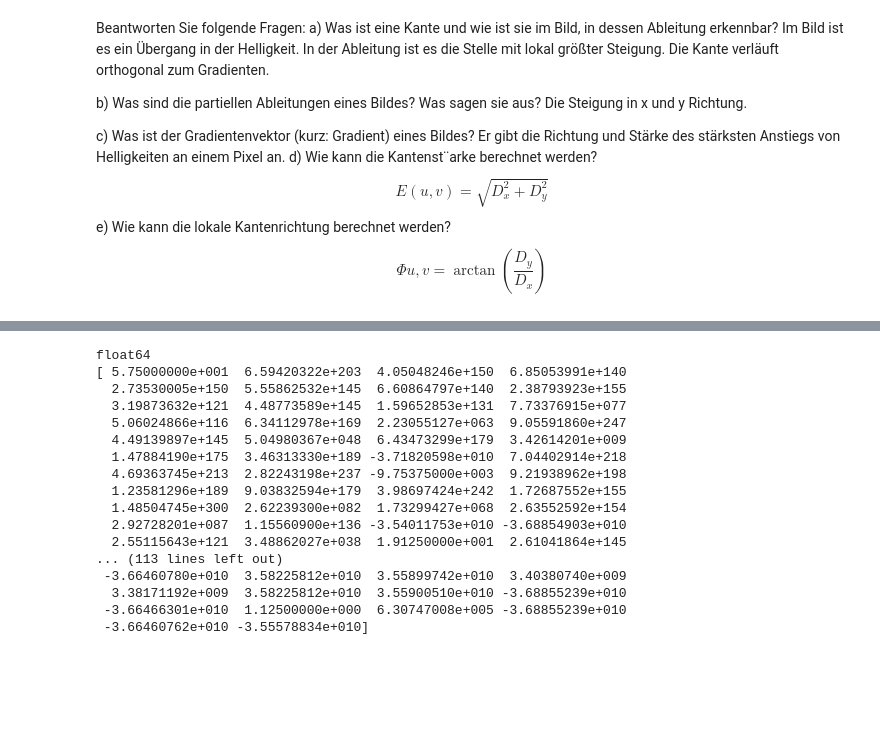
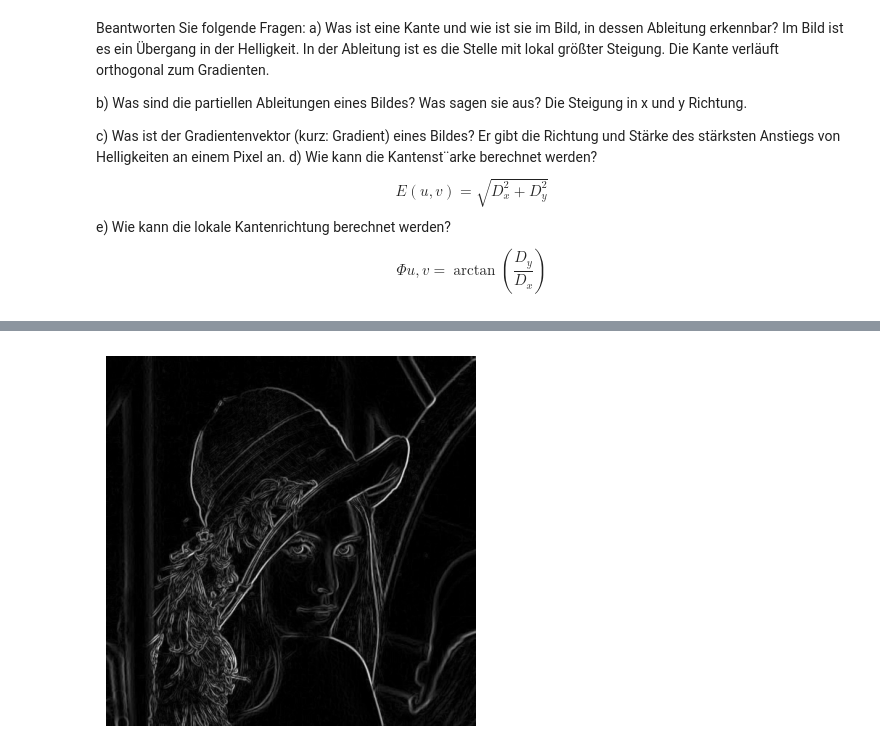
Before and after one commit to Pascal-2/2D_Computer_Vision, a Jupyter notebook: uebung4/Untitled.ipynb, the cells around one changed output, grey strips where cells are left out. Cells and saved outputs as stored; diff of their text form; code cells hidden in the pictures; blank space fills up the shorter version.

```diff
--- a/uebung4/Untitled.ipynb
+++ b/uebung4/Untitled.ipynb
@@ -213,25 +211,10 @@ Duration in milliseconds:  4.188776016235352
 def gradient_magnitude2(img_x, img_y):
     return np.array(np.sqrt(img_x * img_x + img_y * img_y), dtype=np.uint8)
 # %%
-print(sobel_x_cpp.dtype)
-print(sobel_y_cpp[0])
-#sobel_xy_cpp = gradient_magnitude2(sobel_x_cpp, sobel_y_cpp)
-#io.imsave("lena_cpp.jpeg", sobel_xy_cpp)
+sobel_xy_cpp = gradient_magnitude2(sobel_x_cpp, sobel_y_cpp)
+io.imsave("./see3.jpeg", sobel_xy_cpp)
+plt.imshow(sobel_xy_cpp, cmap='gray')
+plt.axis("off")
+plt.show()
 # %% [output]
-float64
-[ 5.75000000e+001  6.59420322e+203  4.05048246e+150  6.85053991e+140
-  2.73530005e+150  5.55862532e+145  6.60864797e+140  2.38793923e+155
-  3.19873632e+121  4.48773589e+145  1.59652853e+131  7.73376915e+077
-  5.06024866e+116  6.34112978e+169  2.23055127e+063  9.05591860e+247
-  4.49139897e+145  5.04980367e+048  6.43473299e+179  3.42614201e+009
-  1.47884190e+175  3.46313330e+189 -3.71820598e+010  7.04402914e+218
-  4.69363745e+213  2.82243198e+237 -9.75375000e+003  9.21938962e+198
-  1.23581296e+189  9.03832594e+179  3.98697424e+242  1.72687552e+155
-  1.48504745e+300  2.62239300e+082  1.73299427e+068  2.63552592e+154
-  2.92728201e+087  1.15560900e+136 -3.54011753e+010 -3.68854903e+010
-  2.55115643e+121  3.48862027e+038  1.91250000e+001  2.61041864e+145
-... (113 lines left out)
- -3.66460780e+010  3.58225812e+010  3.55899742e+010  3.40380740e+009
-  3.38171192e+009  3.58225812e+010  3.55900510e+010 -3.68855239e+010
- -3.66466301e+010  1.12500000e+000  6.30747008e+005 -3.68855239e+010
- -3.66460762e+010 -3.55578834e+010]
+[figure, added]
```
Also changed, not shown: parts of 4 cells of this notebook, 2 other files.
